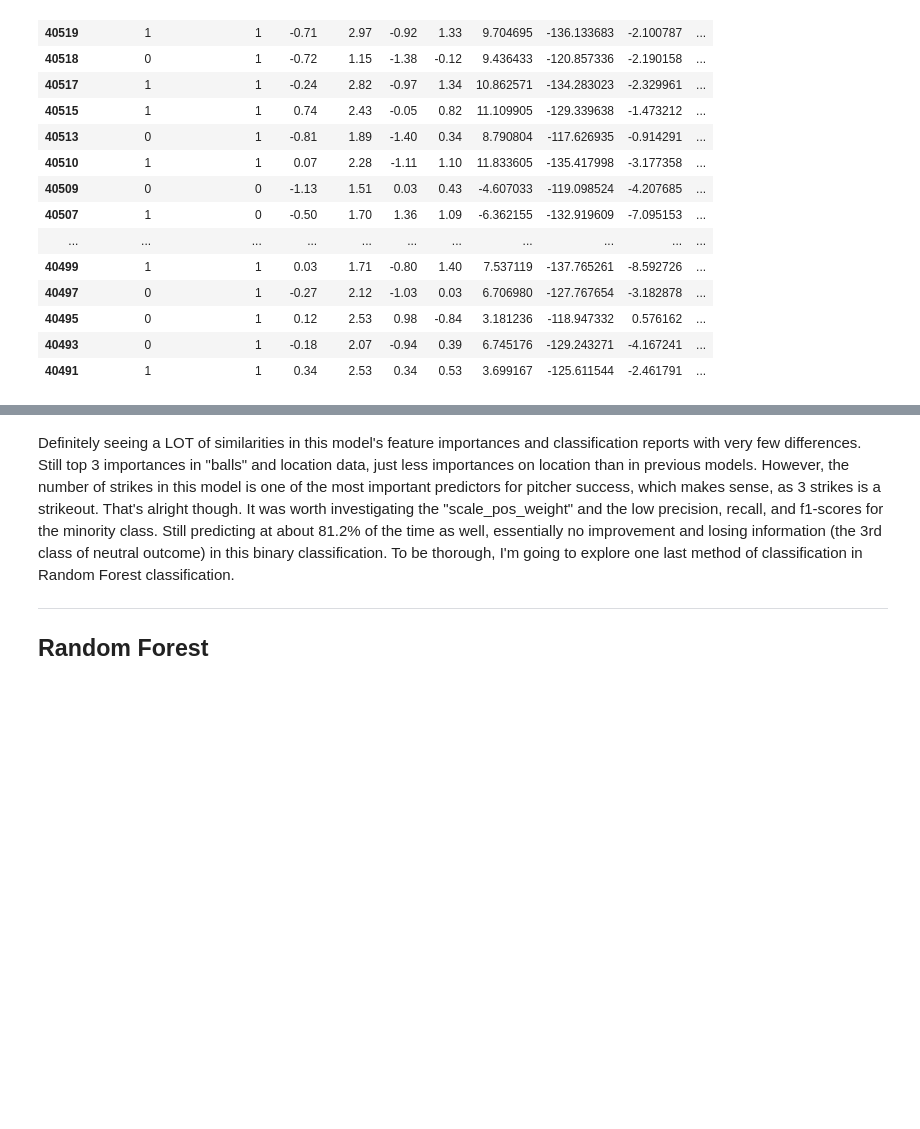
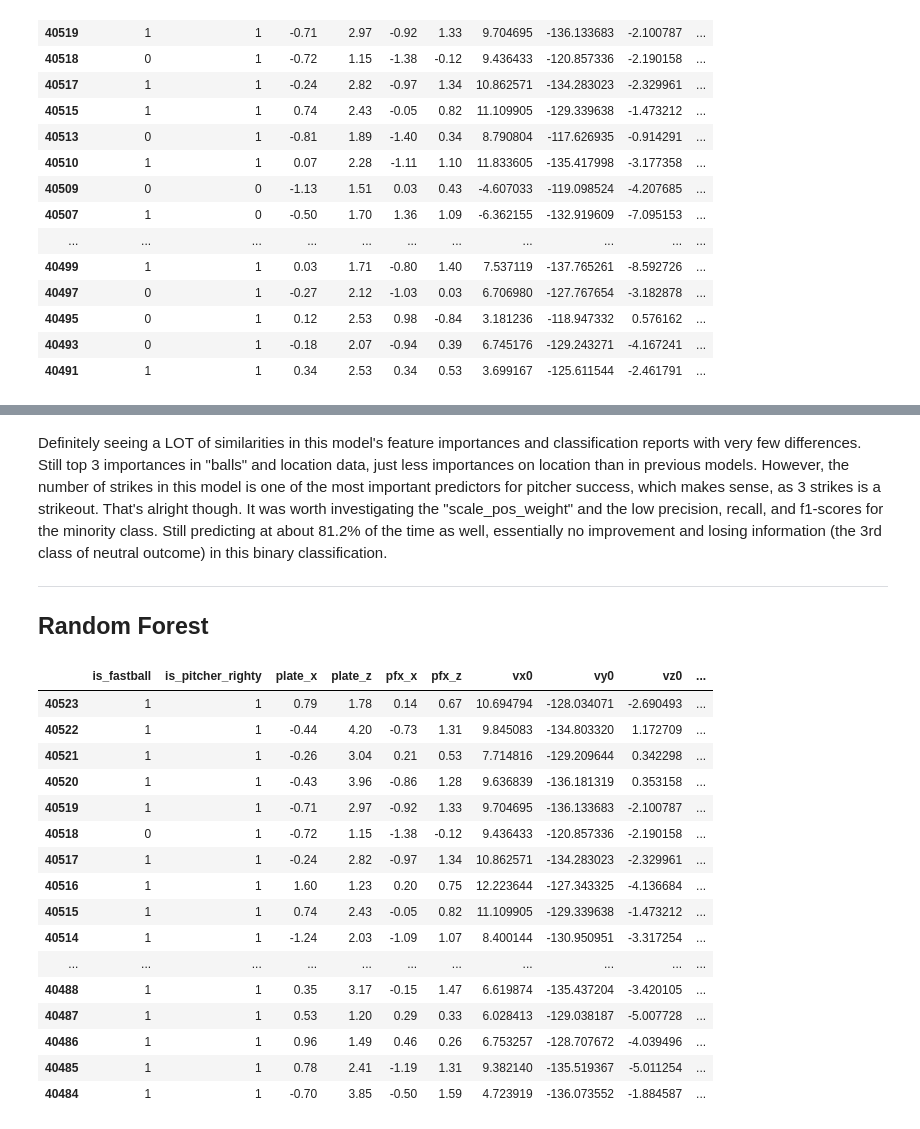
Before and after one commit to ewehmueller/pitch-analysis, a Jupyter notebook: pitch-classification.ipynb, the cells around one changed output, grey strips where cells are left out. Drawn from its saved outputs; the diff is of its cells as text; code cells hidden in the pictures; blank space fills up the shorter version.

```diff
--- a/pitch-classification.ipynb
+++ b/pitch-classification.ipynb
@@ -961,6 +957,28 @@ ax.set(
 # %% [markdown]
-Definitely seeing a LOT of similarities in this model's feature importances and classification reports with very few differences. Still top 3 importances in "balls" and location data, just less importances on location than in previous models.  However, the number of strikes in this model is one of the most important predictors for pitcher success, which makes sense, as 3 strikes is a strikeout. That's alright though. It was worth investigating the "scale_pos_weight" and the low precision, recall, and f1-scores for the minority class. Still predicting at about 81.2% of the time as well, essentially no improvement and losing information (the 3rd class of neutral outcome) in this binary classification. To be thorough, I'm going to explore one last method of classification in Random Forest classification.
+Definitely seeing a LOT of similarities in this model's feature importances and classification reports with very few differences. Still top 3 importances in "balls" and location data, just less importances on location than in previous models.  However, the number of strikes in this model is one of the most important predictors for pitcher success, which makes sense, as 3 strikes is a strikeout. That's alright though. It was worth investigating the "scale_pos_weight" and the low precision, recall, and f1-scores for the minority class. Still predicting at about 81.2% of the time as well, essentially no improvement and losing information (the 3rd class of neutral outcome) in this binary classification.
 
 ***
 
 ## Random Forest
+# %%
+reds_cleaned_df = reds_cleaned_df.drop('swing_stk_or_out', axis=1)
+# %%
+reds_cleaned_df.head(40)
+# %% [output]
+|  | is_fastball | is_pitcher_righty | plate_x | plate_z | pfx_x | pfx_z | vx0 | vy0 | vz0 | ... |
+| 40523 | 1 | 1 | 0.79 | 1.78 | 0.14 | 0.67 | 10.694794 | -128.034071 | -2.690493 | ... |
+| 40522 | 1 | 1 | -0.44 | 4.20 | -0.73 | 1.31 | 9.845083 | -134.803320 | 1.172709 | ... |
+| 40521 | 1 | 1 | -0.26 | 3.04 | 0.21 | 0.53 | 7.714816 | -129.209644 | 0.342298 | ... |
+| 40520 | 1 | 1 | -0.43 | 3.96 | -0.86 | 1.28 | 9.636839 | -136.181319 | 0.353158 | ... |
+| 40519 | 1 | 1 | -0.71 | 2.97 | -0.92 | 1.33 | 9.704695 | -136.133683 | -2.100787 | ... |
+| 40518 | 0 | 1 | -0.72 | 1.15 | -1.38 | -0.12 | 9.436433 | -120.857336 | -2.190158 | ... |
+| 40517 | 1 | 1 | -0.24 | 2.82 | -0.97 | 1.34 | 10.862571 | -134.283023 | -2.329961 | ... |
+| 40516 | 1 | 1 | 1.60 | 1.23 | 0.20 | 0.75 | 12.223644 | -127.343325 | -4.136684 | ... |
+| 40515 | 1 | 1 | 0.74 | 2.43 | -0.05 | 0.82 | 11.109905 | -129.339638 | -1.473212 | ... |
+| 40514 | 1 | 1 | -1.24 | 2.03 | -1.09 | 1.07 | 8.400144 | -130.950951 | -3.317254 | ... |
+| ... | ... | ... | ... | ... | ... | ... | ... | ... | ... | ... |
+| 40488 | 1 | 1 | 0.35 | 3.17 | -0.15 | 1.47 | 6.619874 | -135.437204 | -3.420105 | ... |
+| 40487 | 1 | 1 | 0.53 | 1.20 | 0.29 | 0.33 | 6.028413 | -129.038187 | -5.007728 | ... |
+| 40486 | 1 | 1 | 0.96 | 1.49 | 0.46 | 0.26 | 6.753257 | -128.707672 | -4.039496 | ... |
+| 40485 | 1 | 1 | 0.78 | 2.41 | -1.19 | 1.31 | 9.382140 | -135.519367 | -5.011254 | ... |
+| 40484 | 1 | 1 | -0.70 | 3.85 | -0.50 | 1.59 | 4.723919 | -136.073552 | -1.884587 | ... |
```
Also changed, not shown: parts of 35 cells of this notebook.
